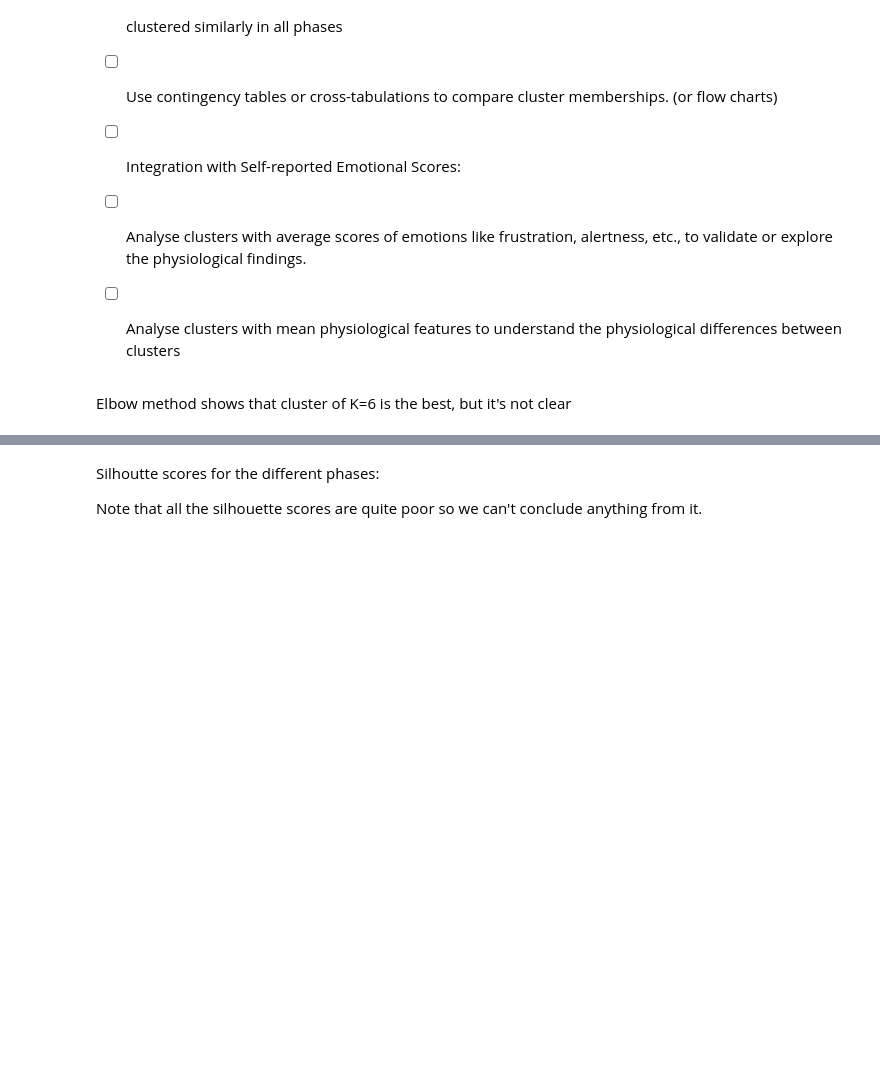
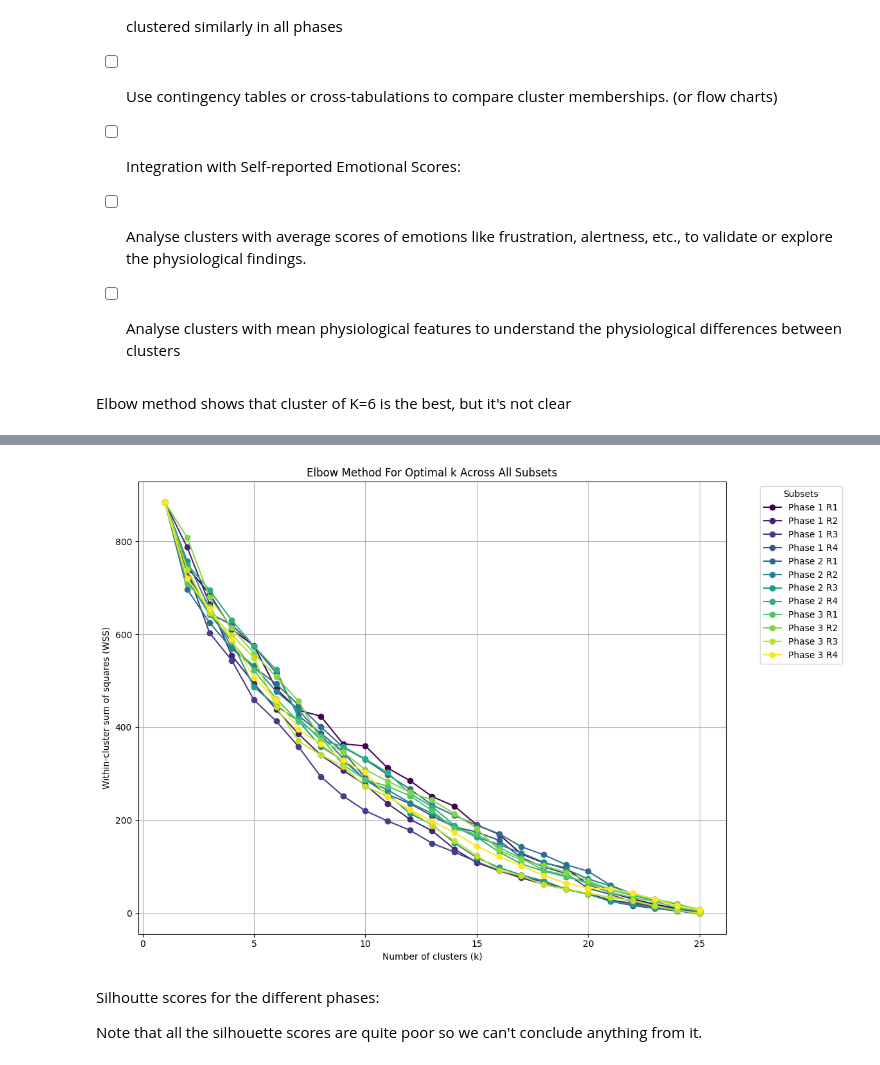
Before and after one commit to lukyrasocha/emo-stress, a Jupyter notebook: main.ipynb, the cells around one changed output, grey strips where cells are left out. Saved outputs shown, nothing was run; the diff lists cells and outputs as text; code cells hidden in the pictures; blank space fills up the shorter version.

```diff
--- a/main.ipynb
+++ b/main.ipynb
@@ -216,3 +182,59 @@ plt.show()
+# %%
+import matplotlib.pyplot as plt
+from sklearn.cluster import KMeans
+from sklearn.preprocessing import StandardScaler
+
+# Define the list of all your data subsets
+data_subsets = [
+    X_phase1_r1, X_phase1_r2, X_phase1_r3, X_phase1_r4,
+    X_phase2_r1, X_phase2_r2, X_phase2_r3, X_phase2_r4,
+    X_phase3_r1, X_phase3_r2, X_phase3_r3, X_phase3_r4
+]
+
+# Names for labeling in the plot
+subset_names = [
+    'Phase 1 R1', 'Phase 1 R2', 'Phase 1 R3', 'Phase 1 R4',
+    'Phase 2 R1', 'Phase 2 R2', 'Phase 2 R3', 'Phase 2 R4',
+    'Phase 3 R1', 'Phase 3 R2', 'Phase 3 R3', 'Phase 3 R4'
+]
+
+# Define a function to calculate WSS for a range of k values
+def calculate_wss(data):
+    wss = []
+    for k in range(1, 26):
+        kmeans = KMeans(n_clusters=k, n_init='auto', random_state=0).fit(data)
+        wss.append(kmeans.inertia_)
+    return wss
+
+# Prepare the figure for plotting
+plt.figure(figsize=(14, 8))
+
+# Colors for each line
+colors = plt.cm.viridis(np.linspace(0, 1, len(data_subsets)))
+
+# Calculate and plot WSS for each subset
+for i, data_subset in enumerate(data_subsets):
+    # Scale the data subset
+    scaler = StandardScaler()
+    scaled_data = scaler.fit_transform(data_subset)
+
+    # Calculate WSS
+    wss = calculate_wss(scaled_data)
+
+    # Plot WSS
+    plt.plot(range(1, 26), wss, marker='o', linestyle='-', color=colors[i], label=subset_names[i])
+
+# Add plot details
+plt.title('Elbow Method For Optimal k Across All Subsets')
+plt.xlabel('Number of clusters (k)')
+plt.ylabel('Within-cluster sum of squares (WSS)')
+plt.legend(title='Subsets', bbox_to_anchor=(1.05, 1), loc='upper left')
+plt.grid(True)
+plt.tight_layout(rect=[0,0,0.85,1])  # Adjust layout to make room for the legend
+
+plt.show()
+# %% [output]
+[figure, added]
 # %% [markdown]
 Silhoutte scores for the different phases:
 
```
Also changed, not shown: parts of 9 cells of this notebook.
